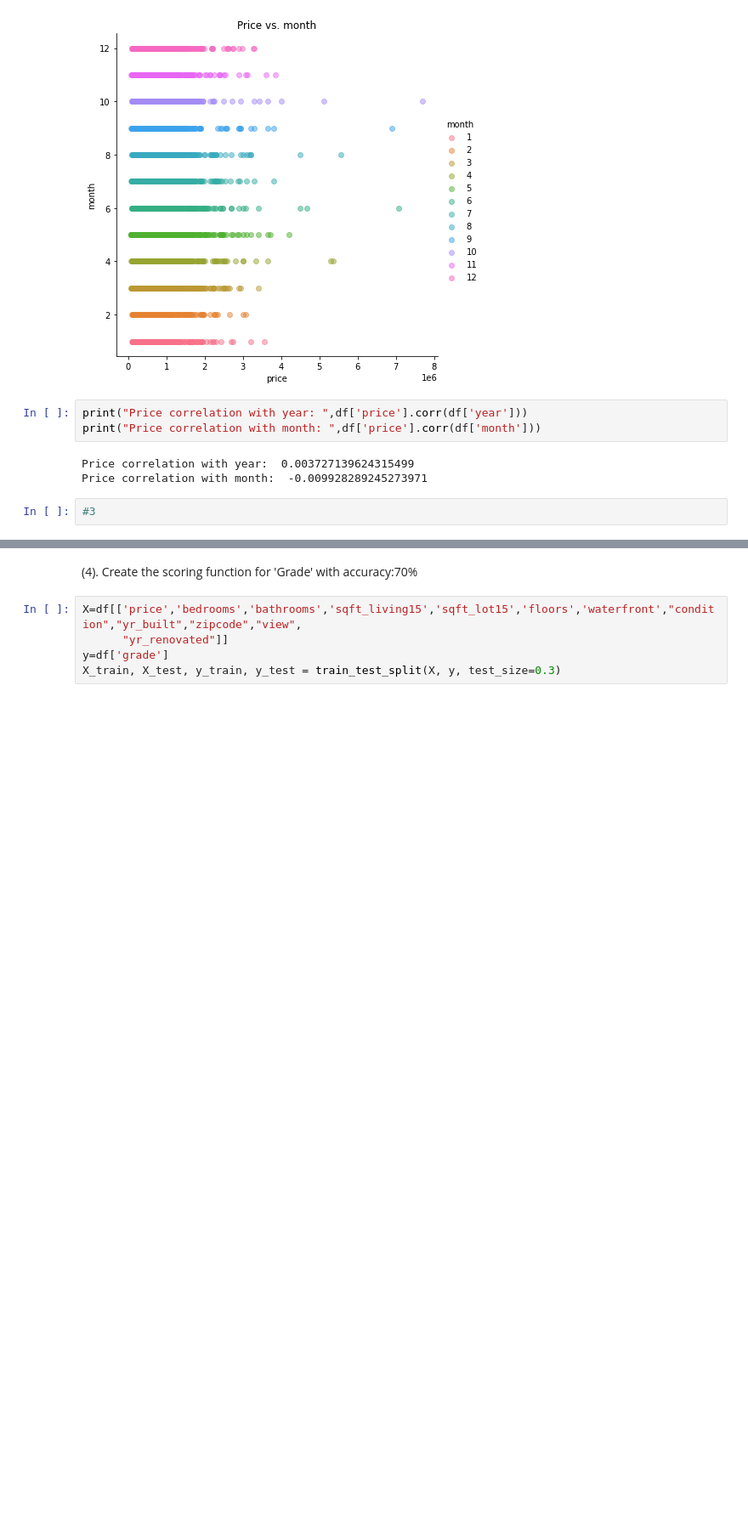
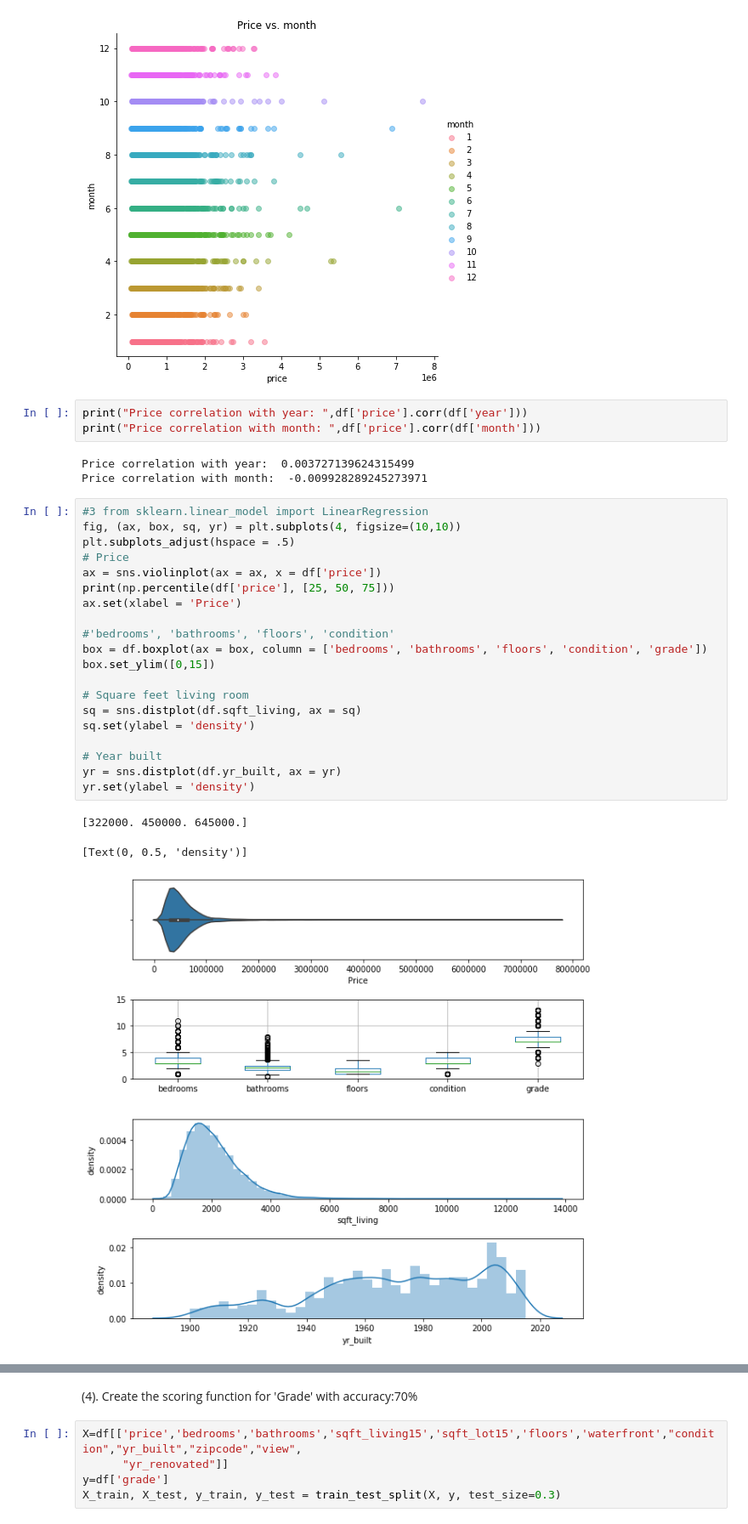
Before and after one commit to wentaowv/cse351, a Jupyter notebook: project.ipynb, the cells around one changed output, grey strips where cells are left out. Shown: that part at 85% size. Saved outputs shown, nothing was run; the diff lists cells and outputs as text; blank space fills up the shorter version.

```diff
--- a/project.ipynb
+++ b/project.ipynb
@@ -98,5 +75,27 @@ print("Price correlation with month: ",df['price'].corr(df['month']))
 # %% [output]
 Price correlation with year:  0.003727139624315499
 Price correlation with month:  -0.009928289245273971
-# %%
-#3
+# %%
+#3 from sklearn.linear_model import LinearRegression
+fig, (ax, box, sq, yr) = plt.subplots(4, figsize=(10,10))
+plt.subplots_adjust(hspace = .5)
+# Price
+ax = sns.violinplot(ax = ax, x = df['price'])
+print(np.percentile(df['price'], [25, 50, 75]))
+ax.set(xlabel = 'Price')
+
+#'bedrooms', 'bathrooms', 'floors', 'condition'
+box = df.boxplot(ax = box, column = ['bedrooms', 'bathrooms', 'floors', 'condition', 'grade'])
+box.set_ylim([0,15])
+
+# Square feet living room
+sq = sns.distplot(df.sqft_living, ax = sq)
+sq.set(ylabel = 'density')
+
+# Year built
+yr = sns.distplot(df.yr_built, ax = yr)
+yr.set(ylabel = 'density')
+# %% [output]
+[322000. 450000. 645000.]
+[Text(0, 0.5, 'density')]
+[figure, added]
```
Also changed, not shown: parts of 13 cells of this notebook, 2 other files.
